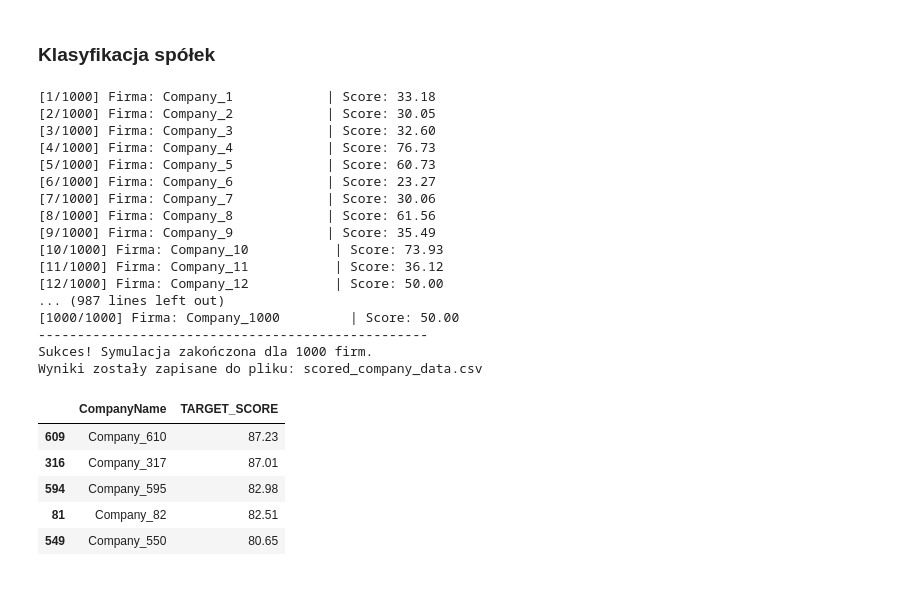
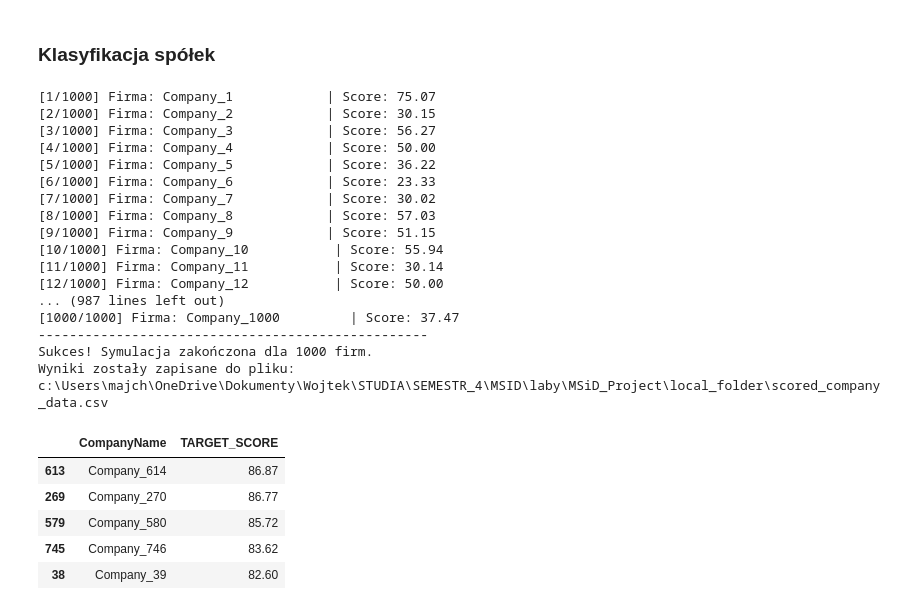
Before and after one commit to Wojciech-Majchrowski-23/MSiD_Project, a Jupyter notebook: src/fuzzy_rules.ipynb, the cells around one changed output. Drawn from its saved outputs; the diff is of its cells as text; code cells hidden in the pictures.

```diff
--- a/src/fuzzy_rules.ipynb
+++ b/src/fuzzy_rules.ipynb
@@ -1,7 +1,7 @@
 # %%
 import pandas as pd
 
-df = pd.read_csv(r'C:\Users\48661\Documents\MSiD_Project\local_folder\aggregated_company_data.csv')
+df = pd.read_csv(r'C:\Users\majch\OneDrive\Dokumenty\Wojtek\STUDIA\SEMESTR_4\MSID\laby\MSiD_Project\local_folder\aggregated_company_data.csv')
 # %% [markdown]
 ### Zmienne wejściowe i target Score
 # %%
@@ -77,20 +78,20 @@ q_max = earnings_to_growth_max_val
 
 universe_etg = earnings_to_growth_antecedent.universe
 
-# 1. VERY LOW: Szczyt na samym lewym skraju, opada do q_low
-earnings_to_growth_antecedent['very_low'] = fuzz.trimf(universe_etg, [q_min, q_min, q_low])
+# 1. VERY HIGH: Szczyt na samym lewym skraju, opada do q_low
+earnings_to_growth_antecedent['very_high'] = fuzz.trimf(universe_etg, [q_min, q_min, q_low])
 
-# 2. LOW: Zaczyna się na dnie (q_min), szczytuje na q_low, kończy na środku (q_mid)
-earnings_to_growth_antecedent['low'] = fuzz.trimf(universe_etg, [q_min, q_low, q_mid])
+# 2. HIGH: Zaczyna się na dnie (q_min), szczytuje na q_low, kończy na środku (q_mid)
+earnings_to_growth_antecedent['high'] = fuzz.trimf(universe_etg, [q_min, q_low, q_mid])
 
 # 3. MEDIUM: Typowy środek rynku - symetryczny trójkąt wokół mediany (q_mid)
 earnings_to_growth_antecedent['medium'] = fuzz.trimf(universe_etg, [q_low, q_mid, q_high])
 
-# 4. HIGH: Zaczyna się od środka (q_mid), szczytuje na q_high, kończy na maksimum (q_max)
-earnings_to_growth_antecedent['high'] = fuzz.trimf(universe_etg, [q_mid, q_high, q_max])
+# 4. LOW: Zaczyna się od środka (q_mid), szczytuje na q_high, kończy na maksimum (q_max)
+earnings_to_growth_antecedent['low'] = fuzz.trimf(universe_etg, [q_mid, q_high, q_max])
 
-# 5. VERY HIGH: Zaczyna się na q_high, rośnie do maksimum i tam zostaje (q_max)
-earnings_to_growth_antecedent['very_high'] = fuzz.trimf(universe_etg, [q_high, q_max, q_max])
+# 5. VERY LOW: Zaczyna się na q_high, rośnie do maksimum i tam zostaje (q_max)
+earnings_to_growth_antecedent['very_low'] = fuzz.trimf(universe_etg, [q_high, q_max, q_max])
 
 earnings_to_growth_antecedent.view()
 # %% [output]
@@ -141,4 +145,6 @@ profit_margin_WMA_antecedent.view()
 # %%
+# TO RÓWNIEŻ METRYKA IM NIŻSZE TYM LEPSZE !
+
 q_min = price_to_sales_min_val
 q_low = df['PriceToSales'].quantile(LOW_QUANTILE)
 q_mid = df['PriceToSales'].quantile(MID_QUANTILE)
@@ -147,11 +153,12 @@ q_max = price_to_sales_max_val
 
 universe_pts = price_to_sales_antecedent.universe
 
-price_to_sales_antecedent['very_low'] = fuzz.trimf(universe_pts, [q_min, q_min, q_low])
-price_to_sales_antecedent['low'] = fuzz.trimf(universe_pts, [q_min, q_low, q_mid])
+# IM WYŻEJ TYM GORZEJ !
+price_to_sales_antecedent['very_high'] = fuzz.trimf(universe_pts, [q_min, q_min, q_low])
+price_to_sales_antecedent['high'] = fuzz.trimf(universe_pts, [q_min, q_low, q_mid])
 price_to_sales_antecedent['medium'] = fuzz.trimf(universe_pts, [q_low, q_mid, q_high])
-price_to_sales_antecedent['high'] = fuzz.trimf(universe_pts, [q_mid, q_high, q_max])
-price_to_sales_antecedent['very_high'] = fuzz.trimf(universe_pts, [q_high, q_max, q_max])
+price_to_sales_antecedent['low'] = fuzz.trimf(universe_pts, [q_mid, q_high, q_max])
+price_to_sales_antecedent['very_low'] = fuzz.trimf(universe_pts, [q_high, q_max, q_max])
 
 price_to_sales_antecedent.view()
 # %% [output]
@@ -425,6 +432,7 @@ SCORING_CTRL = ctrl.ControlSystem(rules)
 ### Klasyfikacja spółek
 # %%
 import numpy as np
+from pathlib import Path
 
 scoring_sim = ctrl.ControlSystemSimulation(SCORING_CTRL)
 
@@ -441,49 +449,50 @@ for index, row in df.iterrows():
         scoring_sim.input['ProfitMargin_WMA'] = row['ProfitMargin_WMA']
 
         scoring_sim.compute()
         score = scoring_sim.output['TARGET_SCORE']
 
         target_scores.append(round(score, 2))
         print(f"[{index + 1}/{len(df)}] Firma: {row['CompanyName']:<20} | Score: {score:.2f}")
 
     except Exception as e:
         # Obsługa błędów: jeśli w wierszu brakuje danych (np. NaN z powodu dzielenia przez zero),
         print(f"!!! Błąd przy firmie {row['CompanyName']}: {e}")
         target_scores.append(np.nan)
 
 df['TARGET_SCORE'] = target_scores
 
-output_filename = 'scored_company_data.csv'
+LOCAL_FOLDER = Path.cwd().parent / "local_folder"
+output_filename = LOCAL_FOLDER / 'scored_company_data.csv'
 df.to_csv(output_filename, index=False)
 
 print("-" * 50)
 print(f"Sukces! Symulacja zakończona dla {len(df)} firm.")
 print(f"Wyniki zostały zapisane do pliku: {output_filename}")
 
 # (Opcjonalnie) Wyświetlenie top 5 najlepiej ocenionych firm prosto w Notebooku
 df_sorted = df.sort_values(by='TARGET_SCORE', ascending=False)
 display(df_sorted[['CompanyName', 'TARGET_SCORE']].head(5))
 # %% [output]
-[1/1000] Firma: Company_1            | Score: 33.18
-[2/1000] Firma: Company_2            | Score: 30.05
-[3/1000] Firma: Company_3            | Score: 32.60
-[4/1000] Firma: Company_4            | Score: 76.73
-[5/1000] Firma: Company_5            | Score: 60.73
-[6/1000] Firma: Company_6            | Score: 23.27
-[7/1000] Firma: Company_7            | Score: 30.06
-[8/1000] Firma: Company_8            | Score: 61.56
-[9/1000] Firma: Company_9            | Score: 35.49
-[10/1000] Firma: Company_10           | Score: 73.93
-[11/1000] Firma: Company_11           | Score: 36.12
+[1/1000] Firma: Company_1            | Score: 75.07
+[2/1000] Firma: Company_2            | Score: 30.15
+[3/1000] Firma: Company_3            | Score: 56.27
+[4/1000] Firma: Company_4            | Score: 50.00
+[5/1000] Firma: Company_5            | Score: 36.22
+[6/1000] Firma: Company_6            | Score: 23.33
+[7/1000] Firma: Company_7            | Score: 30.02
+[8/1000] Firma: Company_8            | Score: 57.03
+[9/1000] Firma: Company_9            | Score: 51.15
+[10/1000] Firma: Company_10           | Score: 55.94
+[11/1000] Firma: Company_11           | Score: 30.14
 [12/1000] Firma: Company_12           | Score: 50.00
 ... (987 lines left out)
-[1000/1000] Firma: Company_1000         | Score: 50.00
+[1000/1000] Firma: Company_1000         | Score: 37.47
 --------------------------------------------------
 Sukces! Symulacja zakończona dla 1000 firm.
-Wyniki zostały zapisane do pliku: scored_company_data.csv
+Wyniki zostały zapisane do pliku: c:\Users\majch\OneDrive\Dokumenty\Wojtek\STUDIA\SEMESTR_4\MSID\laby\MSiD_Project\local_folder\scored_company_data.csv
 |  | CompanyName | TARGET_SCORE |
-| 609 | Company_610 | 87.23 |
-| 316 | Company_317 | 87.01 |
-| 594 | Company_595 | 82.98 |
-| 81 | Company_82 | 82.51 |
-| 549 | Company_550 | 80.65 |
+| 613 | Company_614 | 86.87 |
+| 269 | Company_270 | 86.77 |
+| 579 | Company_580 | 85.72 |
+| 745 | Company_746 | 83.62 |
+| 38 | Company_39 | 82.60 |
```
Also changed, not shown: parts of 6 cells of this notebook, 3 other files.
